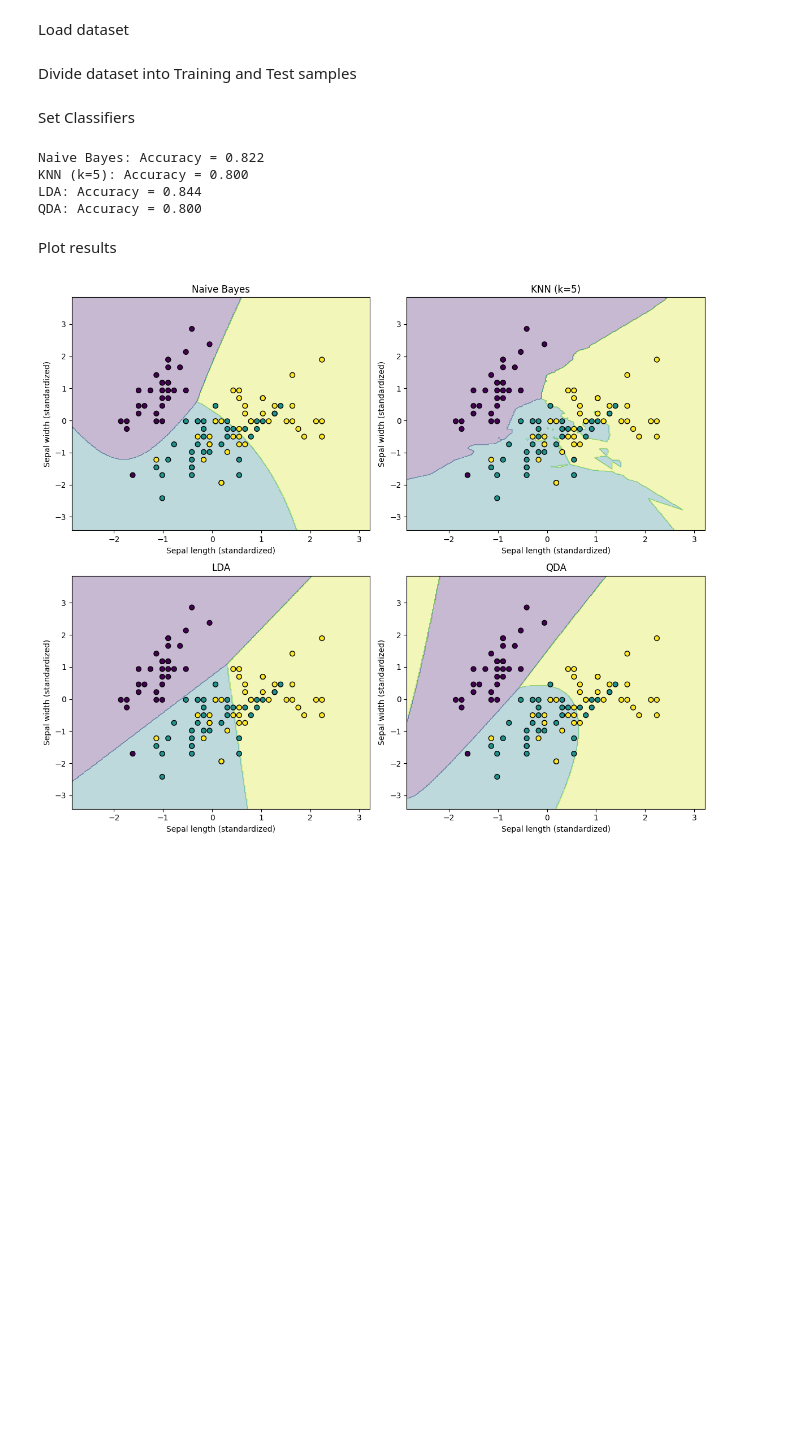
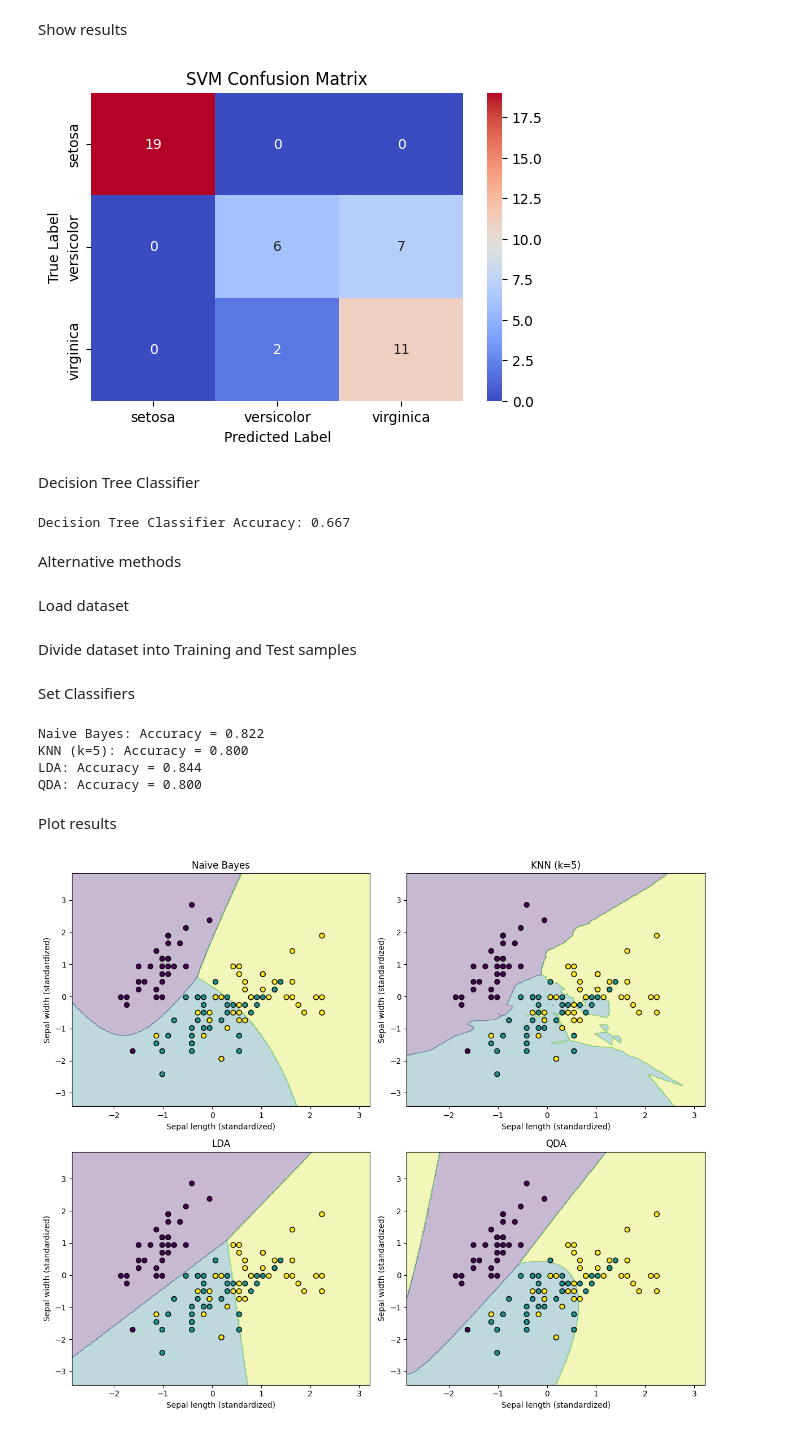
Before and after one commit to rvgithubi/GraficosCurso, a Jupyter notebook: 2025B_Tec_Emergentes_Supervised_Learning_Iris.ipynb, the cells around one changed output. Cells and saved outputs as stored; diff of their text form; code cells hidden in the pictures; blank space fills up the shorter version.

```diff
--- a/2025B_Tec_Emergentes_Supervised_Learning_Iris.ipynb
+++ b/2025B_Tec_Emergentes_Supervised_Learning_Iris.ipynb
@@ -4,0 +30,10 @@ Load libraries
+# %%
+from sklearn.model_selection import train_test_split
+
+X_train, X_test, y_train, y_test = train_test_split(X, y, test_size=0.3, random_state=42)
+# %%
+from sklearn.preprocessing import StandardScaler
+# Standardize features
+sc = StandardScaler()
+X_train = sc.fit_transform(X_train)
+X_test = sc.transform(X_test)
@@ -4,0 +42,19 @@ Load libraries
+# %%
+from sklearn.svm import SVC
+from sklearn.metrics import accuracy_score
+
+# Define SVM classifier
+#svm_clf = SVC(kernel='linear', random_state=42)
+#svm_clf = SVC(kernel='rbf', random_state=42)
+svm_clf = SVC(kernel='rbf', C=10,gamma=1, random_state=42)
+#svm_clf = SVC(kernel='rbf', gamma=0.1, random_state=42)
+
+# Fit the classifier to the training data
+svm_clf.fit(X_train, y_train)
+
+# Predict on the test data
+y_pred_svm = svm_clf.predict(X_test)
+
+# Evaluate accuracy
+accuracy_svm = accuracy_score(y_test, y_pred_svm)
+print(f"SVM Classifier Accuracy: {accuracy_svm:.3f}")
@@ -5,3 +106,44 @@ Load libraries
+# %% [markdown]
+Show results
+# %%
+from sklearn.metrics import confusion_matrix
+import seaborn as sns
+import matplotlib.pyplot as plt
+
+# Calculate the confusion matrix
+cm_svm = confusion_matrix(y_test, y_pred_svm)
+
+# Display the confusion matrix
+plt.figure(figsize=(6, 4))
+sns.heatmap(cm_svm, annot=True, fmt='d', cmap='coolwarm', xticklabels=iris.target_names, yticklabels=iris.target_names)
+plt.title('SVM Confusion Matrix')
+plt.xlabel('Predicted Label')
+plt.ylabel('True Label')
+plt.show()
+# %% [output]
+[figure, added]
+# %% [markdown]
+Decision Tree Classifier
+# %%
+from sklearn.tree import DecisionTreeClassifier
+from sklearn.metrics import accuracy_score
+
+# Define Decision Tree classifier
+tree_clf = DecisionTreeClassifier(random_state=42)
+
+# Fit the classifier to the training data
+tree_clf.fit(X_train, y_train)
+
+# Predict on the test data
+y_pred_tree = tree_clf.predict(X_test)
+
+# Evaluate accuracy
+accuracy_tree = accuracy_score(y_test, y_pred_tree)
+print(f"Decision Tree Classifier Accuracy: {accuracy_tree:.3f}")
+# %% [output]
+Decision Tree Classifier Accuracy: 0.667
+# %% [markdown]
+Alternative methods
 # %%
 import numpy as np
 import matplotlib.pyplot as plt
```
Also changed, not shown: parts of 11 cells of this notebook.
